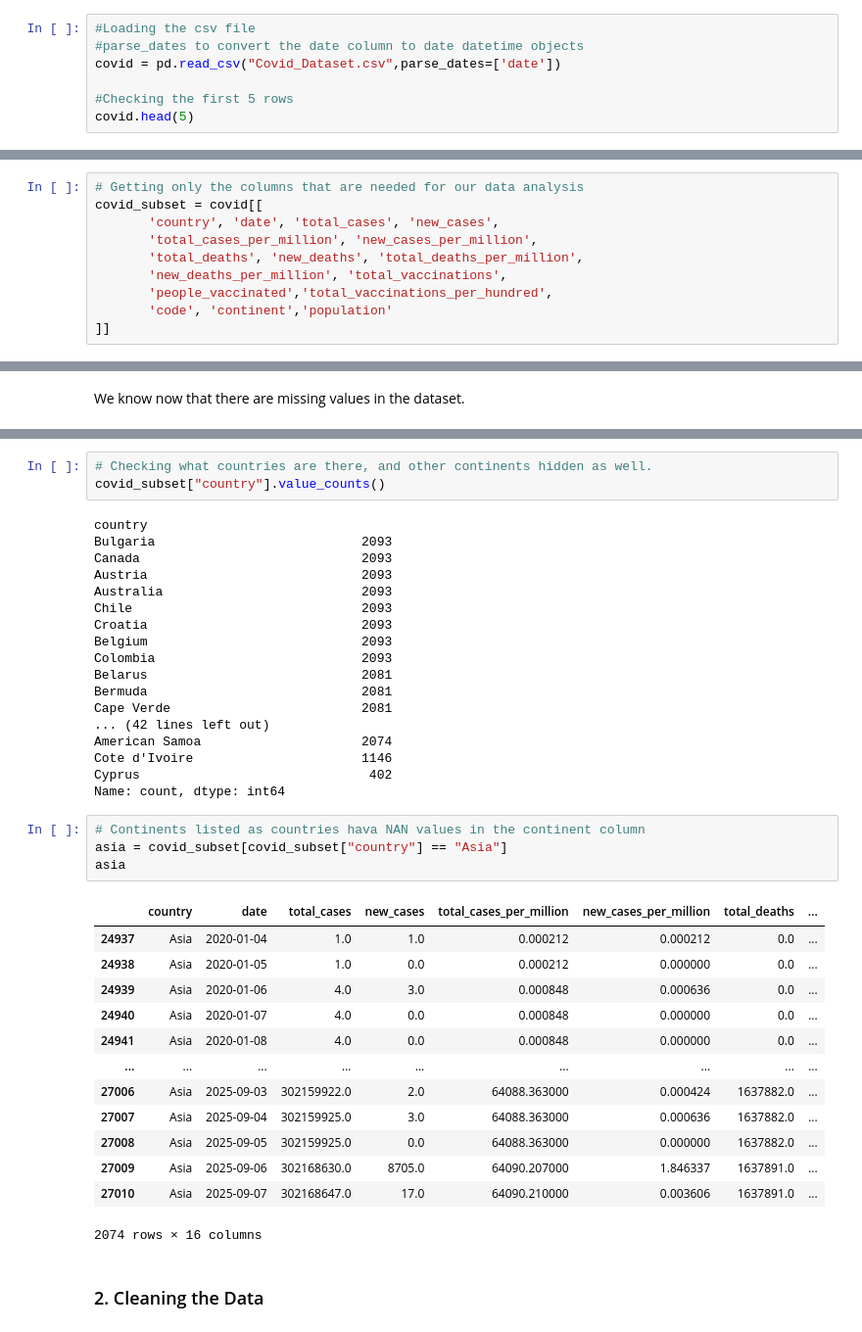
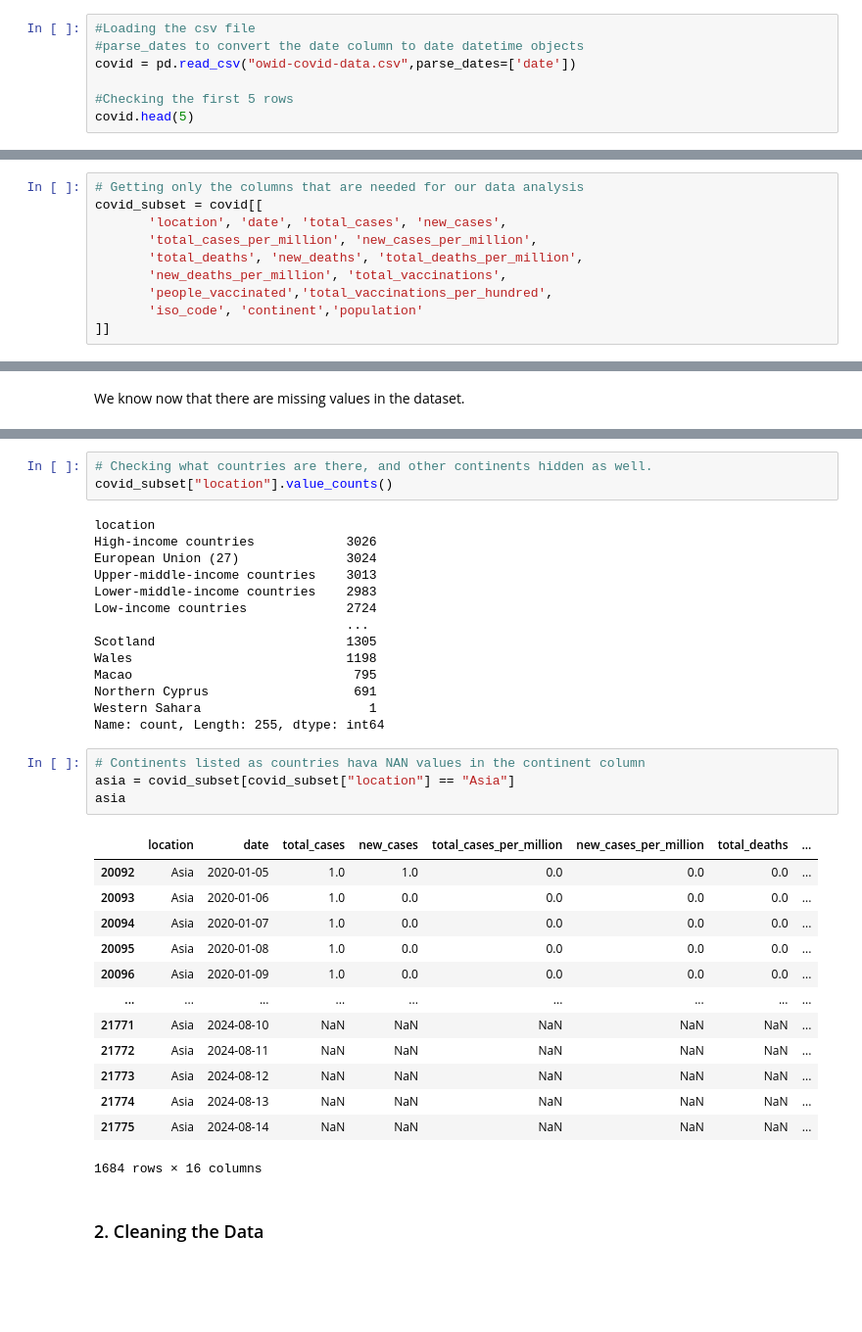
Before and after one commit to palden0929/covid19-data-analysis, a Jupyter notebook: Covid19_Trend_Analysis.ipynb, the cells around one changed output, grey strips where cells are left out. Shown: that part at 98% size. Saved outputs shown, nothing was run; the diff lists cells and outputs as text; blank space fills up the shorter version.

```diff
--- a/Covid19_Trend_Analysis.ipynb
+++ b/Covid19_Trend_Analysis.ipynb
@@ -27,7 +27,7 @@ import matplotlib.dates as mdates
 # %%
 #Loading the csv file
 #parse_dates to convert the date column to date datetime objects
-covid = pd.read_csv("Covid_Dataset.csv",parse_dates=['date'])
+covid = pd.read_csv("owid-covid-data.csv",parse_dates=['date'])
 
 #Checking the first 5 rows
 covid.head(5)
@@ -68,12 +68,12 @@ Index(['country', 'date', 'total_cases', 'new_cases', 'new_cases_smoothed',
 # %%
 # Getting only the columns that are needed for our data analysis
 covid_subset = covid[[
-       'country', 'date', 'total_cases', 'new_cases',
+       'location', 'date', 'total_cases', 'new_cases',
        'total_cases_per_million', 'new_cases_per_million',
        'total_deaths', 'new_deaths', 'total_deaths_per_million',
        'new_deaths_per_million', 'total_vaccinations',
        'people_vaccinated','total_vaccinations_per_hundred',
-       'code', 'continent','population'
+       'iso_code', 'continent','population'
 ]]
 # %%
 # Checking missing values count
@@ -152,42 +152,38 @@ covid_subset.sort_values(by = 'population', ascending = False)
 # %%
 # Checking what countries are there, and other continents hidden as well.
-covid_subset["country"].value_counts()
+covid_subset["location"].value_counts()
 # %% [output]
-country
-Bulgaria                           2093
-Canada                             2093
-Austria                            2093
-Australia                          2093
-Chile                              2093
-Croatia                            2093
-Belgium                            2093
-Colombia                           2093
-Belarus                            2081
-Bermuda                            2081
-Cape Verde                         2081
-... (42 lines left out)
-American Samoa                     2074
-Cote d'Ivoire                      1146
-Cyprus                              402
-Name: count, dtype: int64
+location
+High-income countries            3026
+European Union (27)              3024
+Upper-middle-income countries    3013
+Lower-middle-income countries    2983
+Low-income countries             2724
+                                 ...
+Scotland                         1305
+Wales                            1198
+Macao                             795
+Northern Cyprus                   691
+Western Sahara                      1
+Name: count, Length: 255, dtype: int64
 # %%
 # Continents listed as countries hava NAN values in the continent column
-asia = covid_subset[covid_subset["country"] == "Asia"]
+asia = covid_subset[covid_subset["location"] == "Asia"]
 asia
 # %% [output]
-|  | country | date | total_cases | new_cases | total_cases_per_million | new_cases_per_million | total_deaths | ... |
-| 24937 | Asia | 2020-01-04 | 1.0 | 1.0 | 0.000212 | 0.000212 | 0.0 | ... |
-| 24938 | Asia | 2020-01-05 | 1.0 | 0.0 | 0.000212 | 0.000000 | 0.0 | ... |
-| 24939 | Asia | 2020-01-06 | 4.0 | 3.0 | 0.000848 | 0.000636 | 0.0 | ... |
-| 24940 | Asia | 2020-01-07 | 4.0 | 0.0 | 0.000848 | 0.000000 | 0.0 | ... |
-| 24941 | Asia | 2020-01-08 | 4.0 | 0.0 | 0.000848 | 0.000000 | 0.0 | ... |
+|  | location | date | total_cases | new_cases | total_cases_per_million | new_cases_per_million | total_deaths | ... |
+| 20092 | Asia | 2020-01-05 | 1.0 | 1.0 | 0.0 | 0.0 | 0.0 | ... |
+| 20093 | Asia | 2020-01-06 | 1.0 | 0.0 | 0.0 | 0.0 | 0.0 | ... |
+| 20094 | Asia | 2020-01-07 | 1.0 | 0.0 | 0.0 | 0.0 | 0.0 | ... |
+| 20095 | Asia | 2020-01-08 | 1.0 | 0.0 | 0.0 | 0.0 | 0.0 | ... |
+| 20096 | Asia | 2020-01-09 | 1.0 | 0.0 | 0.0 | 0.0 | 0.0 | ... |
 | ... | ... | ... | ... | ... | ... | ... | ... | ... |
-| 27006 | Asia | 2025-09-03 | 302159922.0 | 2.0 | 64088.363000 | 0.000424 | 1637882.0 | ... |
-| 27007 | Asia | 2025-09-04 | 302159925.0 | 3.0 | 64088.363000 | 0.000636 | 1637882.0 | ... |
-| 27008 | Asia | 2025-09-05 | 302159925.0 | 0.0 | 64088.363000 | 0.000000 | 1637882.0 | ... |
-| 27009 | Asia | 2025-09-06 | 302168630.0 | 8705.0 | 64090.207000 | 1.846337 | 1637891.0 | ... |
-| 27010 | Asia | 2025-09-07 | 302168647.0 | 17.0 | 64090.210000 | 0.003606 | 1637891.0 | ... |
+| 21771 | Asia | 2024-08-10 | NaN | NaN | NaN | NaN | NaN | ... |
+| 21772 | Asia | 2024-08-11 | NaN | NaN | NaN | NaN | NaN | ... |
+| 21773 | Asia | 2024-08-12 | NaN | NaN | NaN | NaN | NaN | ... |
+| 21774 | Asia | 2024-08-13 | NaN | NaN | NaN | NaN | NaN | ... |
+| 21775 | Asia | 2024-08-14 | NaN | NaN | NaN | NaN | NaN | ... |
-2074 rows × 16 columns
+1684 rows × 16 columns
 # %% [markdown]
 ### 2. Cleaning the Data
 # %%
```
Also changed, not shown: parts of 24 cells of this notebook, 2 other files.
